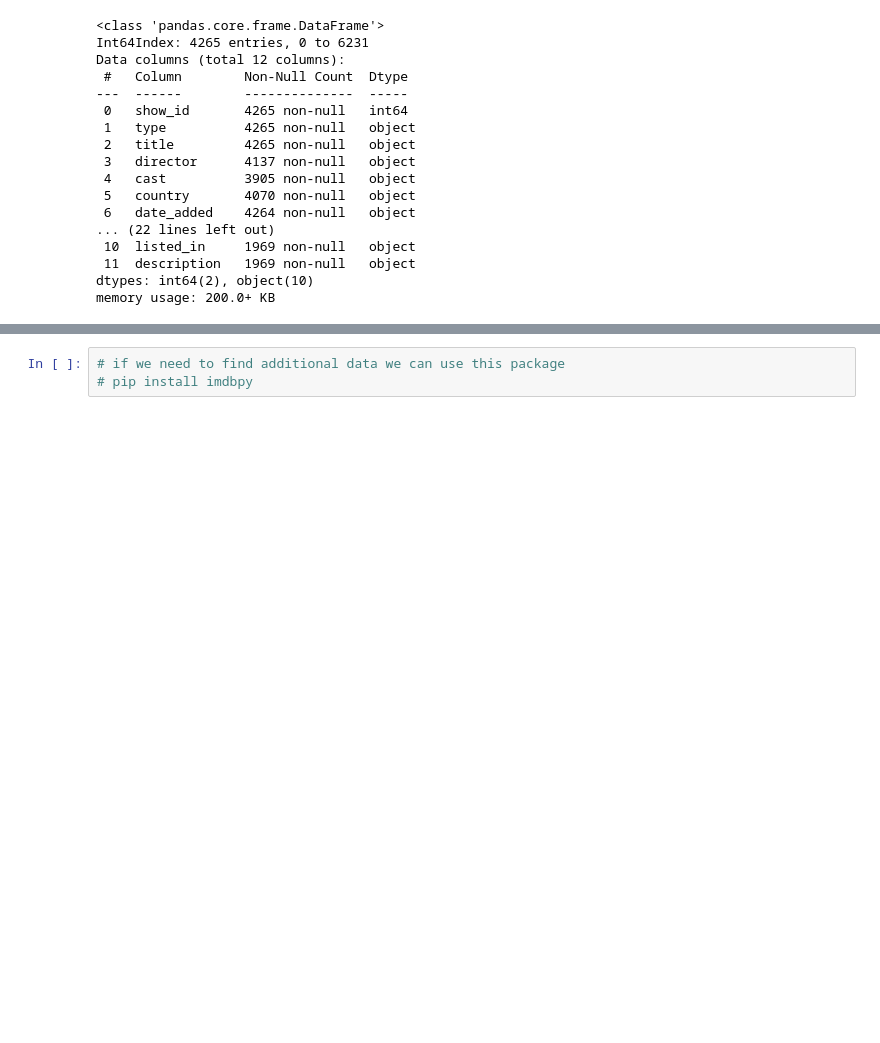
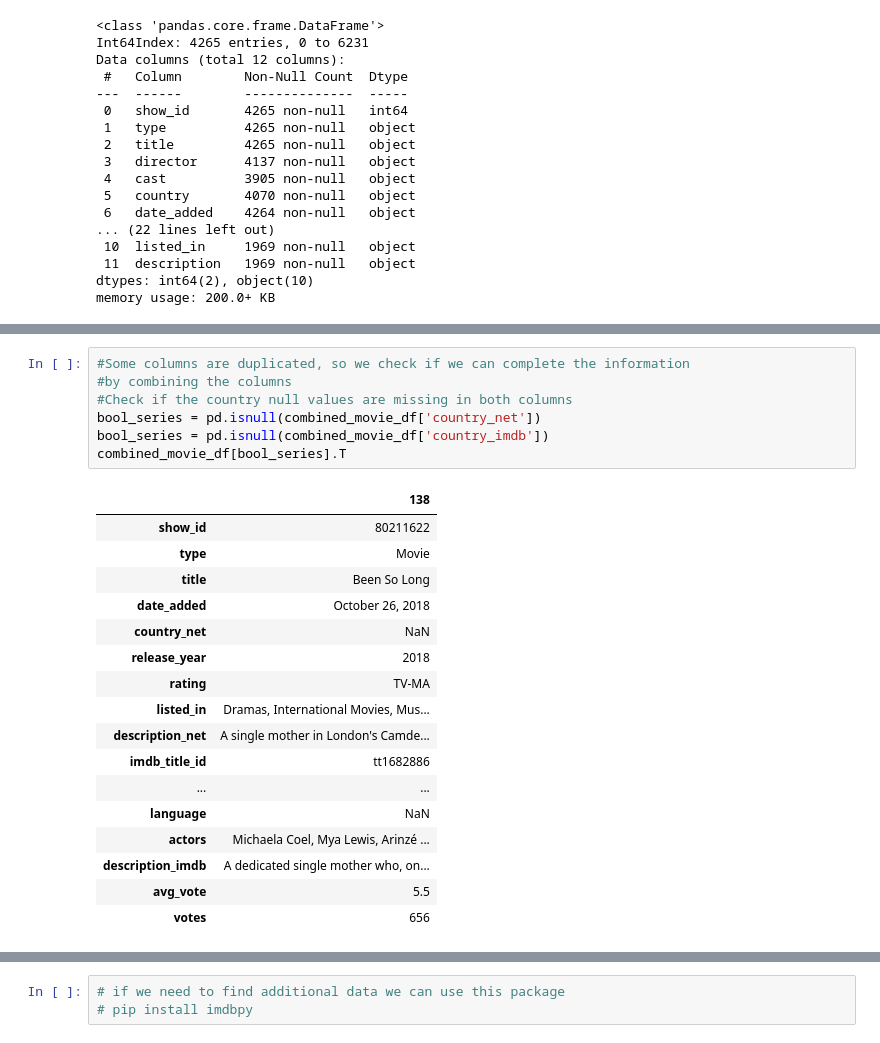
Before and after one commit to hsaka1993/ETLNetflixProject, a Jupyter notebook: Matt_only_movies_etl-short.ipynb, the cells around one changed output, grey strips where cells are left out. Saved outputs shown, nothing was run; the diff lists cells and outputs as text; blank space fills up the shorter version.

```diff
--- a/Matt_only_movies_etl-short.ipynb
+++ b/Matt_only_movies_etl-short.ipynb
@@ -267,0 +255,25 @@ combined_movie_df[bool_series].T
+# %%
+#Some columns are duplicated, so we check if we can complete the information
+#by combining the columns
+#Check if the country null values are missing in both columns
+bool_series = pd.isnull(combined_movie_df['country_net'])
+bool_series = pd.isnull(combined_movie_df['country_imdb'])
+combined_movie_df[bool_series].T
+# %% [output]
+|  | 138 |
+| show_id | 80211622 |
+| type | Movie |
+| title | Been So Long |
+| date_added | October 26, 2018 |
+| country_net | NaN |
+| release_year | 2018 |
+| rating | TV-MA |
+| listed_in | Dramas, International Movies, Mus... |
+| description_net | A single mother in London's Camde... |
+| imdb_title_id | tt1682886 |
+| ... | ... |
+| language | NaN |
+| actors | Michaela Coel, Mya Lewis, Arinzé ... |
+| description_imdb | A dedicated single mother who, on... |
+| avg_vote | 5.5 |
+| votes | 656 |
```
Also changed, not shown: parts of 24 cells of this notebook, 1 other file.
